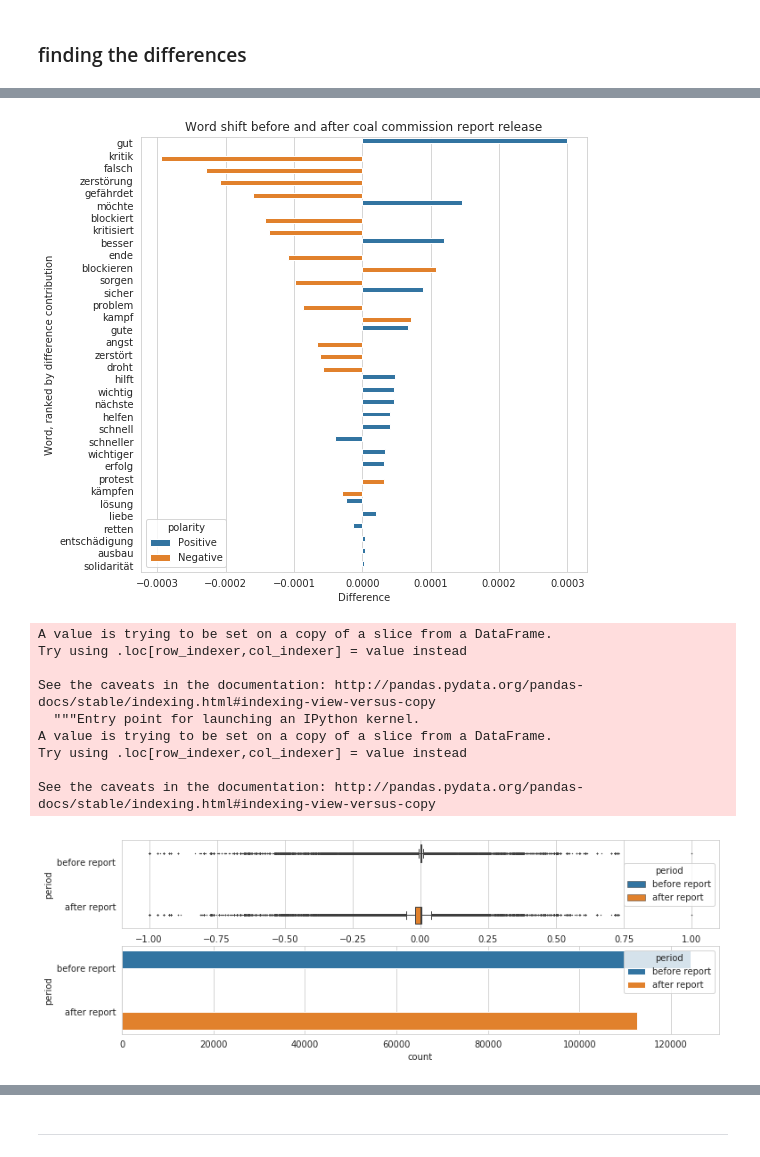
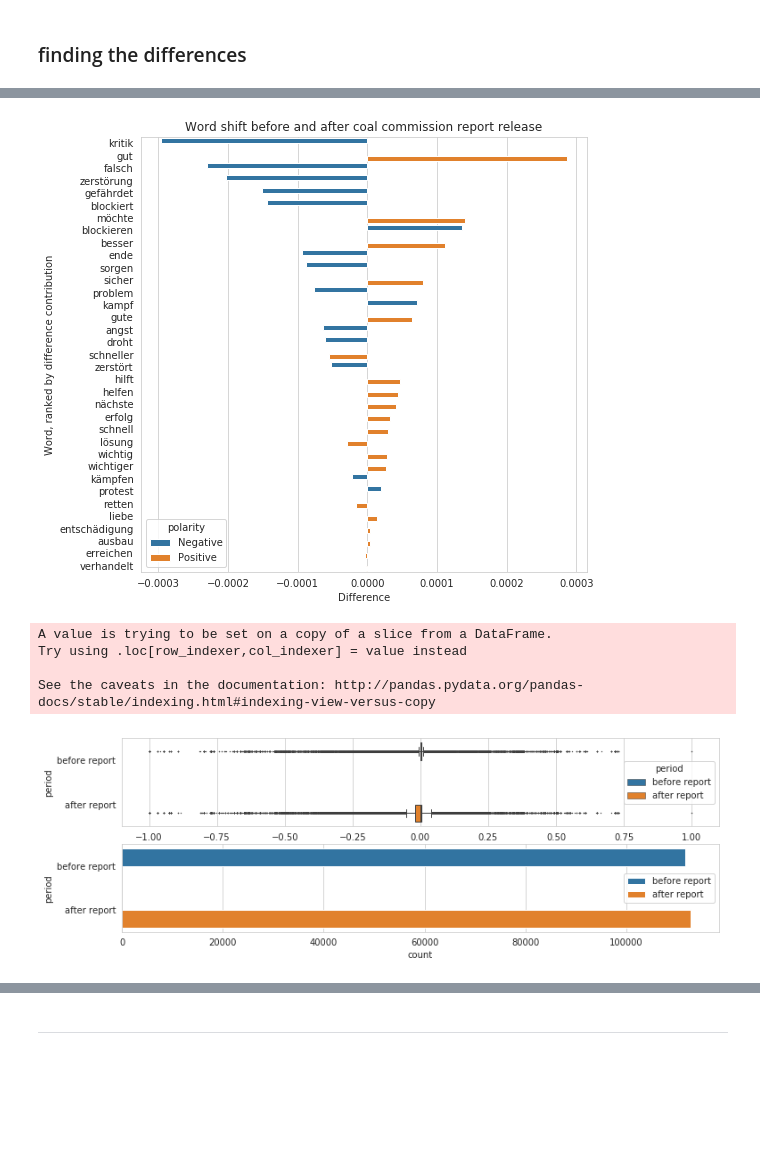
Before and after one commit to yuantinglee/twitter-discourse, a Jupyter notebook: analysis/word_shifts.ipynb, the cells around one changed output, grey strips where cells are left out. Cells and saved outputs as stored; diff of their text form; code cells hidden in the pictures; blank space fills up the shorter version.

```diff
--- a/analysis/word_shifts.ipynb
+++ b/analysis/word_shifts.ipynb
@@ -570,6 +570,8 @@ Set baseline text set as tweets before the release of the report of the coal com
 # cut off baseline before 2017 or not?
 # %%
 tweets_before = texts_de[texts_de['date_only'] < pd.Timestamp(2019,1,26)]
+tweets_before = tweets_before[tweets_before['date_only'] >= pd.Timestamp(2017,1,1)]
+
 tweets_after = texts_de[texts_de['date_only'] >= pd.Timestamp(2019,1,26)]
 # %%
 print(len(tweets_before),len(tweets_after))
@@ -951,19 +955,20 @@ for i in df_wordshift.index:
 # %%
 df_wordshift['polarity'] = polarity
 # %%
+sns.set_palette("tab10")
 fig, ax = plt.subplots(figsize=(8,8))
 sns.barplot(y='word',
             x='difference_norm',
             hue='polarity',
             data=df_wordshift,
             ax = ax)
 ax.set(xlabel="Difference",
        ylabel="Word, ranked by difference contribution",
        title="Word shift before and after coal commission report release")
 plt.show()
 #fig.savefig('plots/wordshift_coalcomm_report.png', dpi=300, bbox_inches='tight')
 # %% [output]
-[figure, old version]
+[figure, new version]
 # %%
 tweets_before['period'] = "before report"
 tweets_after['period'] = "after report"
@@ -972,11 +977,6 @@ A value is trying to be set on a copy of a slice from a DataFrame.
 Try using .loc[row_indexer,col_indexer] = value instead
 
 See the caveats in the documentation: http://pandas.pydata.org/pandas-docs/stable/indexing.html#indexing-view-versus-copy
-  """Entry point for launching an IPython kernel.
-A value is trying to be set on a copy of a slice from a DataFrame.
-Try using .loc[row_indexer,col_indexer] = value instead
-
-See the caveats in the documentation: http://pandas.pydata.org/pandas-docs/stable/indexing.html#indexing-view-versus-copy
 # %%
 tweets_combined = pd.concat([tweets_before, tweets_after], ignore_index=True, sort=False)
 # %%
@@ -988,11 +988,11 @@ sns.boxplot(y='period', x='score', hue='period', data=tweets_combined,
            fliersize=0.5, linewidth=1,
            ax=ax[0]
            )
-
+ax[1].legend(loc=7)
 plt.show()
 #fig.savefig('plots/wordshift_coalcomm_report_stats.png', dpi=300, bbox_inches='tight')
 # %% [output]
-[figure, old version]
+[figure, new version]
 # %%
 total_scores_before = [total_score_neg_before, total_score_pos_before]
 total_scores_after = [total_score_neg_after, total_score_pos_after]
```
Also changed, not shown: parts of 21 cells of this notebook.
